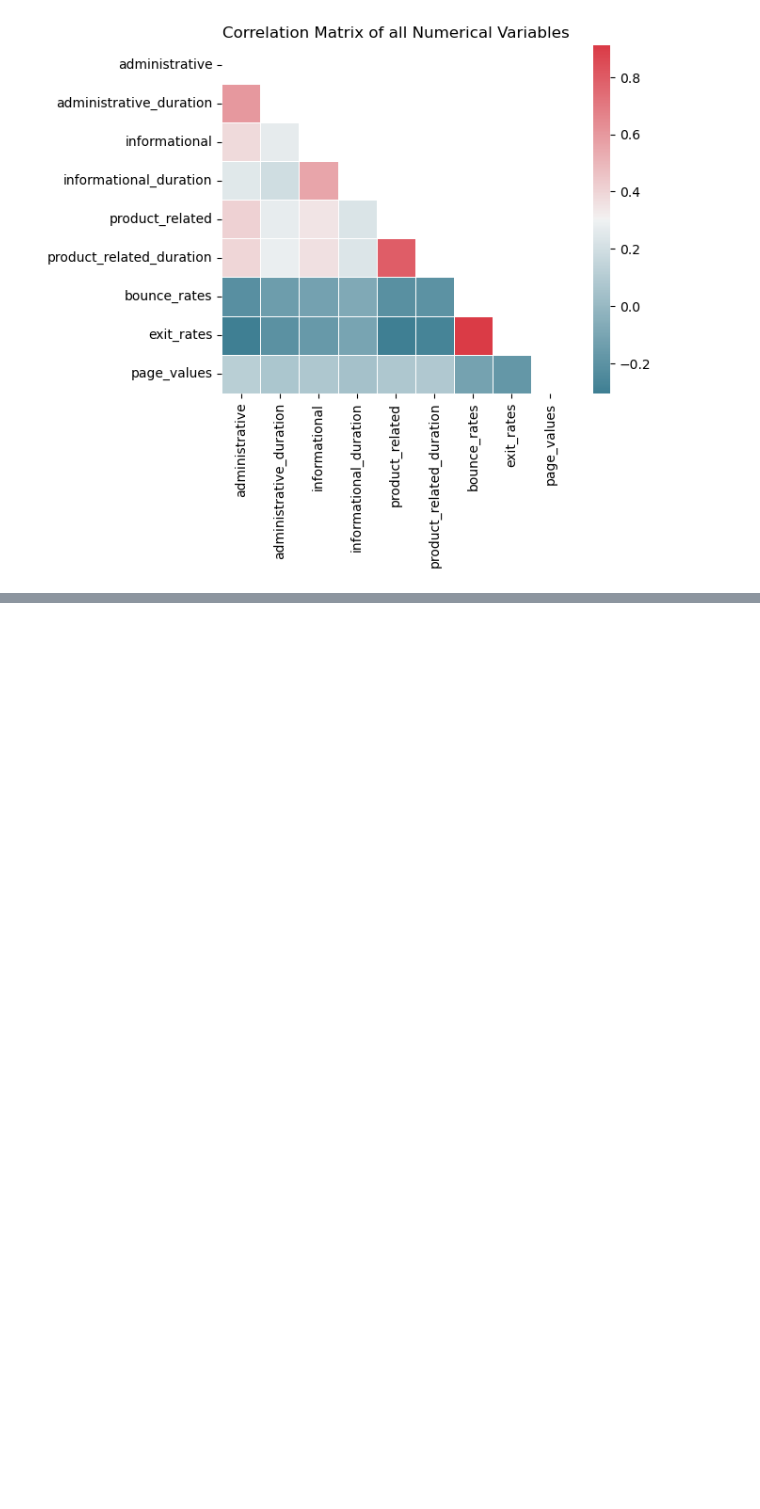
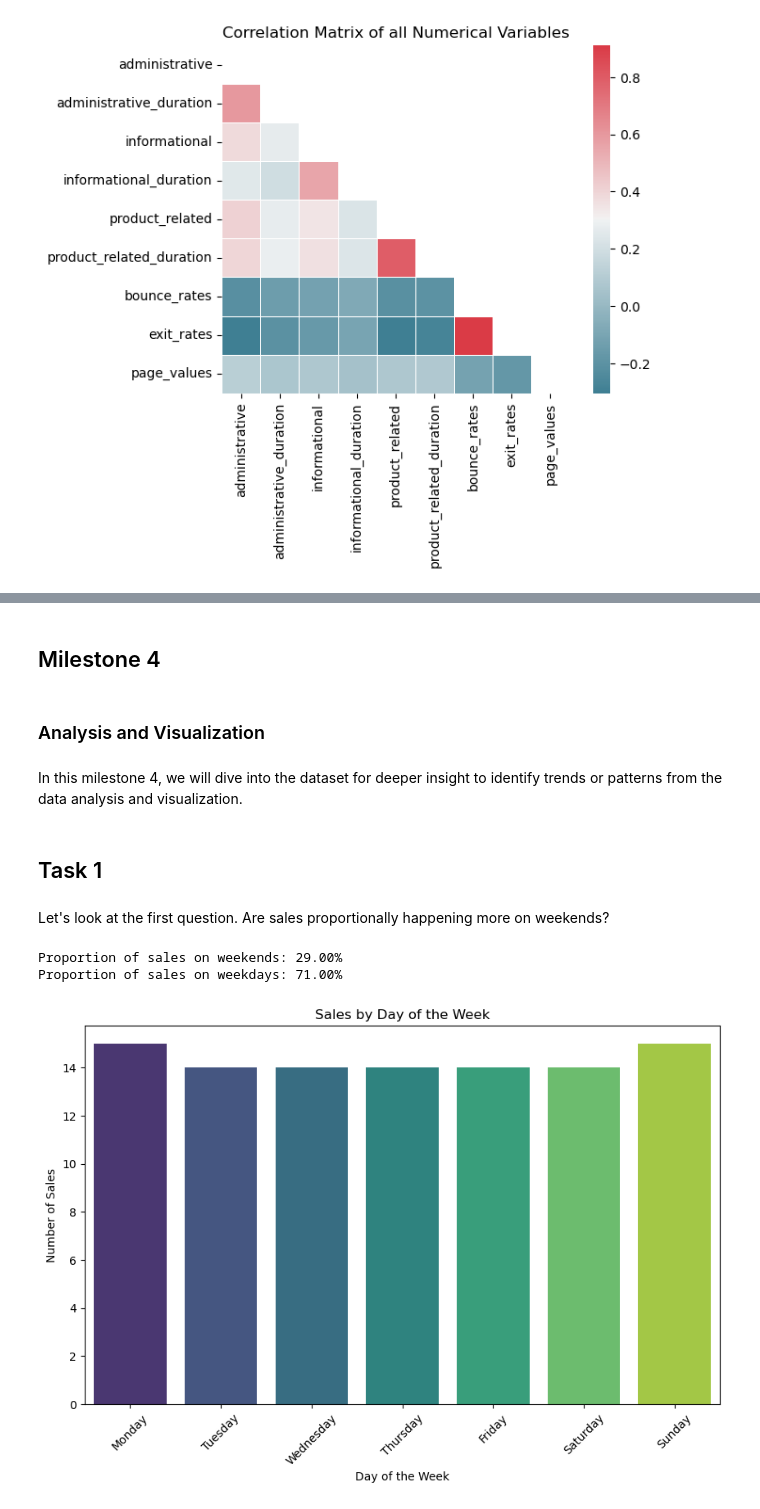
Before and after one commit to Ezido2013/exploratory-data-analysis---online-shopping-in-retail649, a Jupyter notebook: datatransformation.ipynb, the cells around one changed output, grey strips where cells are left out. Saved outputs shown, nothing was run; the diff lists cells and outputs as text; code cells hidden in the pictures; blank space fills up the shorter version.

```diff
--- a/datatransformation.ipynb
+++ b/datatransformation.ipynb
@@ -782,0 +787,64 @@ Removed Columns {'exit_rates', 'product_related_duration'}
+# %% [markdown]
+## Milestone 4
+# %% [markdown]
+### Analysis and Visualization
+# %% [markdown]
+In this milestone 4, we will dive into the dataset for deeper insight to identify trends or patterns from the data analysis and visualization.
+# %% [markdown]
+## Task 1
+# %% [markdown]
+ Let's look at the first question. Are sales proportionally happening more on weekends?
+# %%
+import matplotlib.pyplot as plt
+import pandas as pd
+import seaborn as sns
+
+
+# Data loading
+df = pd.read_csv('customer.csv')
+
+# Create a DataFrame
+data = {
+    'date': pd.date_range(start='2023-01-01', periods=100, freq='D'),
+    'sales': [1]*100
+}
+df = pd.DataFrame(data)
+
+# Convert 'date' column to datetime
+df['date'] = pd.to_datetime(df['date'])
+
+# Extract the day of the week (0=Monday, 1=Tuesday, ..., 6=Sunday)
+df['day_of_week'] = df['date'].dt.dayofweek
+
+# Map numerical days to weekday names
+day_mapping = {0: 'Monday', 1: 'Tuesday', 2: 'Wednesday', 3: 'Thursday', 4: 'Friday', 5: 'Saturday', 6: 'Sunday'}
+df['day_name'] = df['day_of_week'].map(day_mapping)
+
+# Aggregate sales by day of the week
+sales_by_day = df.groupby('day_name')['sales'].sum().reindex(day_mapping.values())
+
+# Calculate the total sales
+total_sales = sales_by_day.sum()
+
+# Calculate the proportion of sales on weekends (Saturday and Sunday)
+weekend_sales = sales_by_day['Saturday'] + sales_by_day['Sunday']
+weekday_sales = total_sales - weekend_sales
+
+proportion_weekend_sales = weekend_sales / total_sales
+proportion_weekday_sales = weekday_sales / total_sales
+
+print(f"Proportion of sales on weekends: {proportion_weekend_sales:.2%}")
+print(f"Proportion of sales on weekdays: {proportion_weekday_sales:.2%}")
+
+# Visualize the sales by day of the week
+plt.figure(figsize=(10, 6))
+sns.barplot(x=sales_by_day.index, y=sales_by_day.values, palette='viridis')
+plt.title('Sales by Day of the Week')
+plt.xlabel('Day of the Week')
+plt.ylabel('Number of Sales')
+plt.xticks(rotation=45)
+plt.show()
+# %% [output]
+Proportion of sales on weekends: 29.00%
+Proportion of sales on weekdays: 71.00%
+[figure, added]
```
Also changed, not shown: parts of 129 cells of this notebook, 3 other files.
